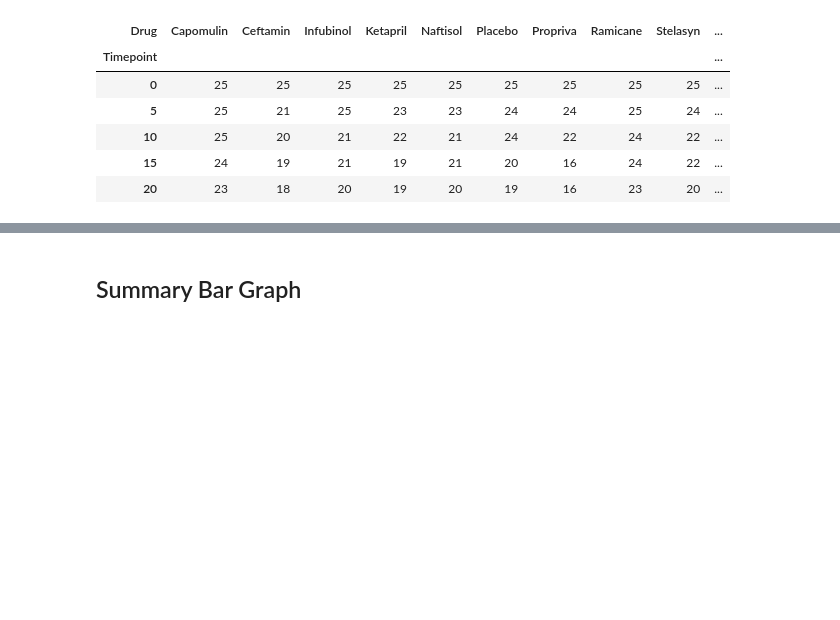
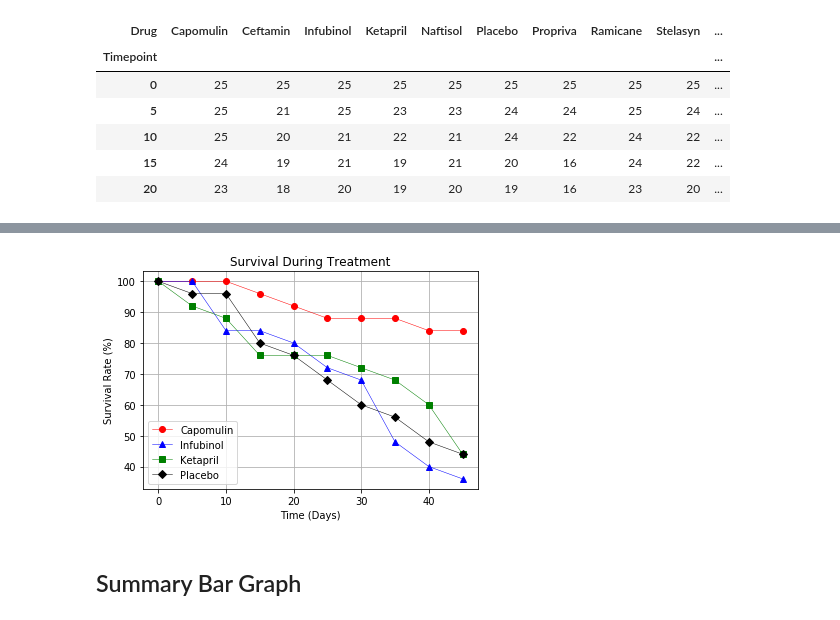
Before and after one commit to campbellpatter/matplotlib-challenge, a Jupyter notebook: Pymaceuticals/main.ipynb, the cells around one changed output, grey strips where cells are left out. Drawn from its saved outputs; the diff is of its cells as text; code cells hidden in the pictures; blank space fills up the shorter version.

```diff
--- a/Pymaceuticals/main.ipynb
+++ b/Pymaceuticals/main.ipynb
@@ -227,3 +213,40 @@ plt.show()
+# %%
+#deleting drugs not being plotted
+del mouse_count_unique_df['Ceftamin']
+del mouse_count_unique_df['Naftisol']
+del mouse_count_unique_df['Propriva']
+del mouse_count_unique_df['Ramicane']
+del mouse_count_unique_df['Stelasyn']
+del mouse_count_unique_df['Zoniferol']
+
+#determining percent change for each element relative to first count for each drug
+mysurvival = []
+for item in mouse_count_unique_df.columns:
+    mydrug = []
+    for mycount in mouse_count_unique_df[item]:
+        mydrug.append(round((mycount/mouse_count_unique_df[item][0])*100))
+    mysurvival.append(mydrug)
+
+
+# Generate the Plot (Accounting for percentages)
+cap, = plt.plot(mouse_count_unique_df.reset_index()['Timepoint'],mysurvival[0], label = 'Capomulin', color = 'r', marker = 'o', linewidth = 0.5)
+inf, = plt.plot(mouse_count_unique_df.reset_index()['Timepoint'],mysurvival[1], label = 'Infubinol', color = 'b', marker = '^', linewidth = 0.5)
+ket, = plt.plot(mouse_count_unique_df.reset_index()['Timepoint'],mysurvival[2], label = 'Ketapril', color = 'g', marker = 's', linewidth = 0.5)
+pla, = plt.plot(mouse_count_unique_df.reset_index()['Timepoint'],mysurvival[3], label = 'Placebo', color = 'k', marker = 'D', linewidth = 0.5)
+
+#fomratting plot
+plt.legend(handles=[cap, inf, ket, pla], loc="best")
+ax = plt.gca()
+ax.grid(True)
+plt.title("Survival During Treatment")
+plt.ylabel("Survival Rate (%)")
+plt.xlabel("Time (Days)")
+
+# Save the Figure
+plt.savefig("images/survival.png")
+plt.show()
+# %% [output]
+[figure, added]
 # %% [markdown]
 ## Summary Bar Graph
 # %%
```
Also changed, not shown: parts of 14 cells of this notebook, 4 other files.
